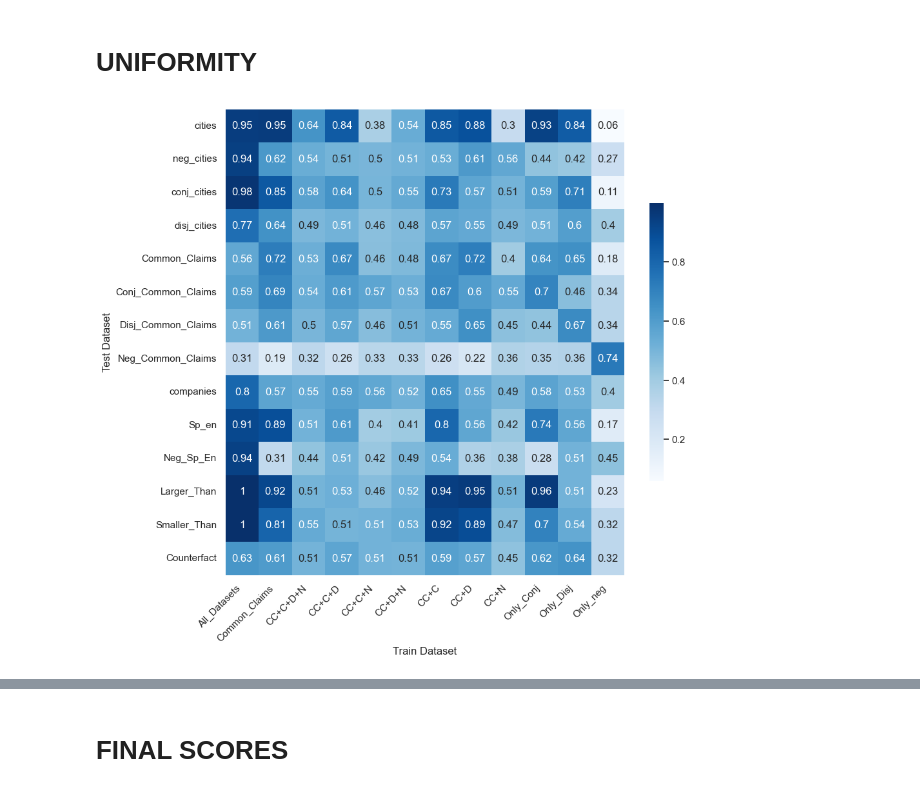
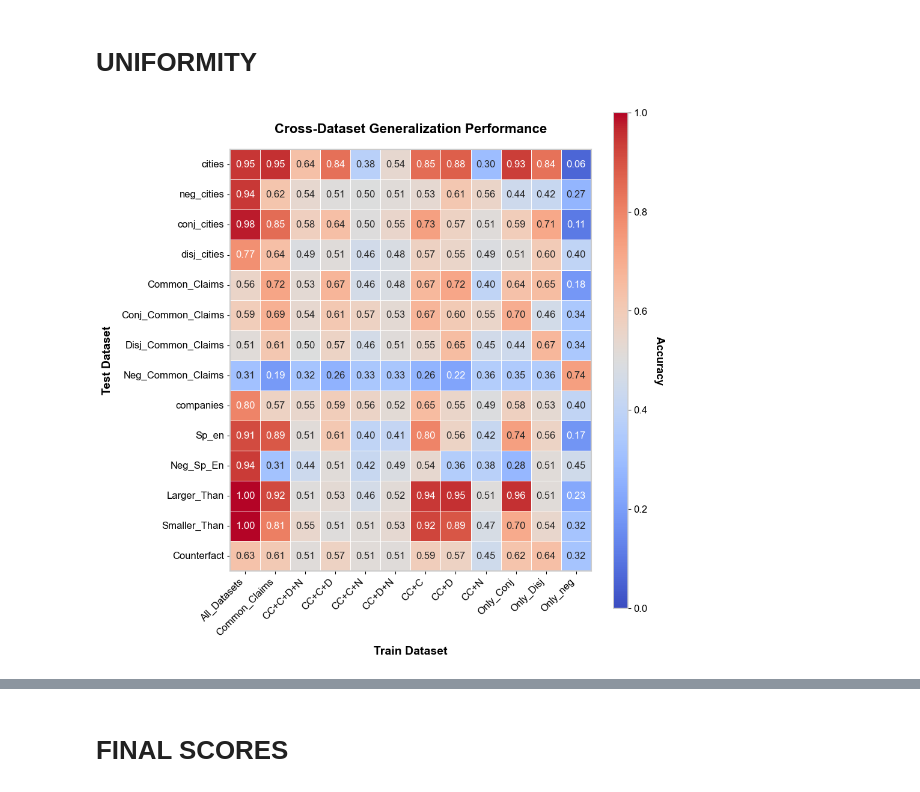
Before and after one commit to Supersheep7/tests_for_beliefs, a Jupyter notebook: test_datasets.ipynb, the cells around one changed output, grey strips where cells are left out. Cells and saved outputs as stored; diff of their text form; code cells hidden in the pictures.

```diff
--- a/test_datasets.ipynb
+++ b/test_datasets.ipynb
@@ -7,3 +20,0 @@ from sklearn.model_selection import train_test_split
-# %%
-with open('data/datasets/curated_dataset_full.pkl', 'rb') as file:
-    data = pickle.load(file)
@@ -13,5 +20,0 @@ remainder = data[~data['filename'].isin(['common_claim_true_false.csv', 'compani
-# %%
-with open('data/datasets/coherence/neg_dataset.pkl', 'rb') as f:
-       other_dataset = pickle.load(f)
-
-other_dataset
@@ -155,10 +343,11 @@ models = ['gpt', 'gpt-j', 'llama', 'llama_instruct', 'gemma', 'gemma_instruct',
 for model in models:
     data_residual = t.load(PATH / model / 'ACCURACY' / 'accuracies_residual')
     data_residual_full.append(data_residual)
+models = ['gpt', 'gpt-j', 'llama', 'llama_instruct', 'gemma', 'gemma_instruct', 'llama_medium', 'pythia', 'pythia_deduped', 'yi', 'yi_instruct']
 
-model = 'llama'
+model = 'llama_instruct'
 data_heads = t.load(PATH / model / 'ACCURACY' / 'accuracies_heads')
 data_residual = t.load(PATH / model / 'ACCURACY' / 'accuracies_residual')
-plot_line(data_residual_full, labels=models)
-plot_heat(data_heads)
+# plot_lines(data_residual_full, labels=models)
+plot_heat(data_heads, title='Probe Accuracies on Heads', model=model, probe='Logistic Regression', interpolation='antialiased', cmap='cividis')
 # %% [output]
@@ -377,43 +800,43 @@ print(data_dict, data_dict_self)
 # %%
 model = 'llama_instruct'
 UNIF_TYPE = 'logic'
 
 if UNIF_TYPE == 'domain':
     x_ticks = ['All_Datasets', 'Common_Claims', 'CC+Cities', 'cities', 'CC+Companies', 'companies', 'CC+Sp_en', 'Sp_en', 'CC+Larger_Than', 'Larger_than', 'CC+Counterfact', 'Counterfact']
     y_ticks = ['cities', 'Common_Claims', 'companies', 'Sp_En', 'Larger_Than', 'Counterfact']
 
 elif UNIF_TYPE == 'logic':
     x_ticks = ['All_Datasets', 'Common_Claims', 'CC+C+D+N', 'CC+C+D', 'CC+C+N', 'CC+D+N', 'CC+C', 'CC+D', 'CC+N', 'Only_Conj', 'Only_Disj', 'Only_neg']
     y_ticks = ['cities', 'neg_cities', 'conj_cities', 'disj_cities', 'Common_Claims', 'Conj_Common_Claims', 'Disj_Common_Claims', 'Neg_Common_Claims', 'companies', 'Sp_en', 'Neg_Sp_En', 'Larger_Than', 'Smaller_Than', 'Counterfact']
 
 else:
     raise ValueError("You messed up. Have an error")
 
 # Your data loading code remains the same
 data_sweep = t.load(PATH / model / 'UNIFORMITY' / f"uniformity_uniformity{UNIF_TYPE}")
 data_sweep = np.array([[data_sweep[row][col][0] for col in sorted(data_sweep[row])] for row in sorted(data_sweep)]).T
 
 n_rows, n_cols = data_sweep.shape
 
-# Make figure bigger
-fig, ax = plt.subplots(figsize=(10, 10))  # adjust size as needed
-
-sns.heatmap(data_sweep, annot=True, cmap='Blues',
-            xticklabels=x_ticks, yticklabels=y_ticks,
-            square=True, ax=ax, cbar_kws={'shrink': 0.5})
-
-# Rotate ticks
-plt.xticks(rotation=45, ha='right')
-plt.yticks(rotation=0)
-
-# Caption axes
-ax.set_xlabel("Train Dataset")
-ax.set_ylabel("Test Dataset")
-
-plt.tight_layout()
-plt.show()
+plot_cross_dataset_heatmap(
+        data=data_sweep,
+        x_labels=x_ticks,
+        y_labels=y_ticks,
+        figsize=(10, 10),
+        cmap='coolwarm',  # Options: 'Blues', 'Greens', 'YlOrRd', 'viridis', 'RdYlBu_r'
+        title='Cross-Dataset Generalization Performance',
+        xlabel='Train Dataset',
+        ylabel='Test Dataset',
+        annot=True,
+        fmt='.2f',  # 3 decimal places
+        vmin=0,
+        vmax=1.0,
+        cbar_label='Accuracy',
+        font_size=12,
+        # save_path='cross_dataset_heatmap.pdf'  # Uncomment to save
+    )
 # %% [output]
-[figure, old version]
+[figure, new version]
 # %%
 import torch as t
 import numpy as np
```
Also changed, not shown: parts of 25 cells of this notebook, 2 other files.
